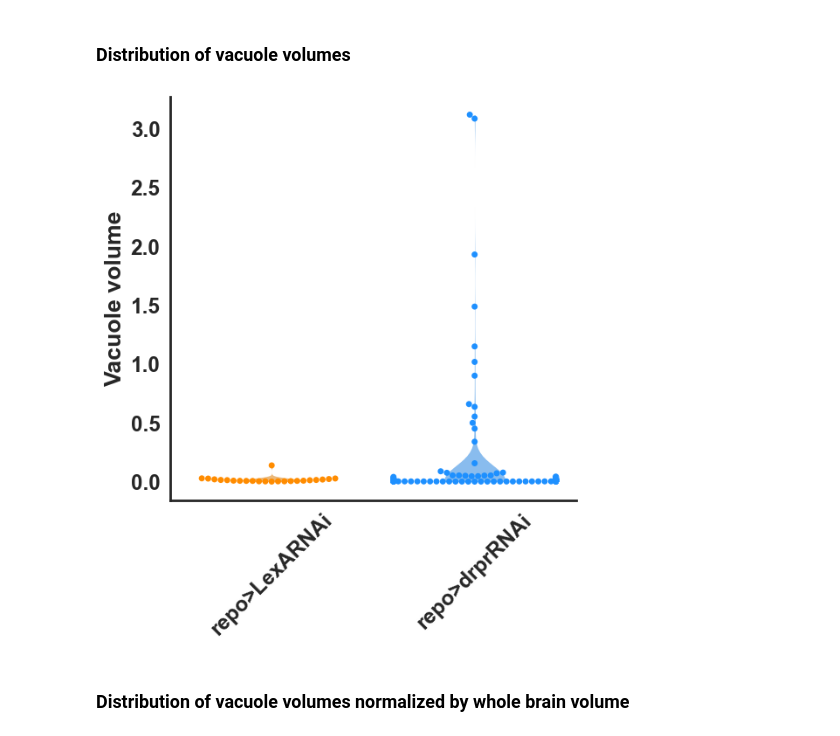
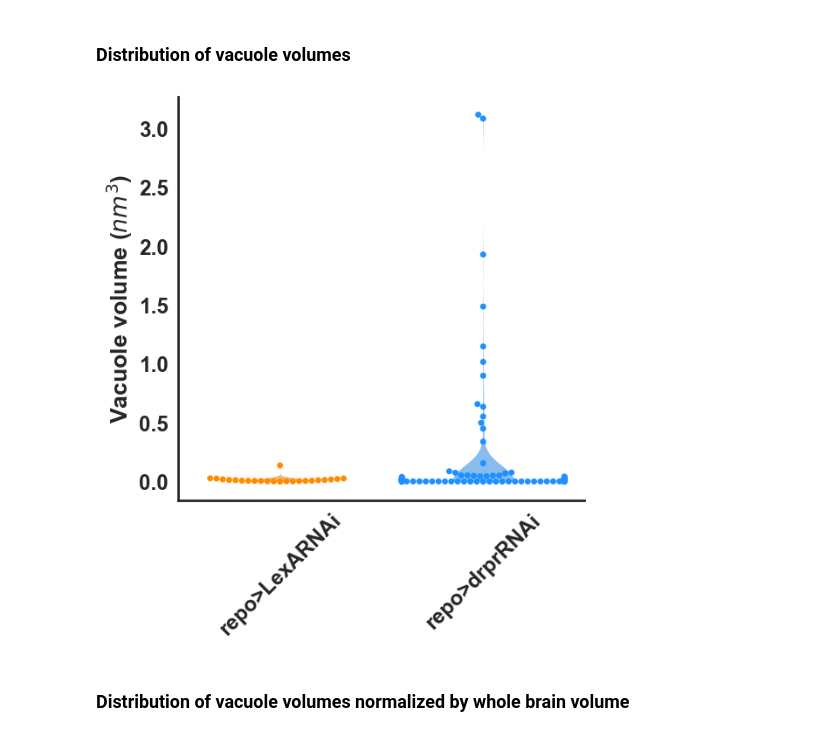
Before and after one commit to McCallLabBU/neurodegeneration_vacuole_quantification, a Jupyter notebook: notebooks/quantify_vacuoles_fromMesh_LiuBandyadka2024.ipynb, the cells around one changed output. Cells and saved outputs as stored; diff of their text form; code cells hidden in the pictures.

```diff
--- a/notebooks/quantify_vacuoles_fromMesh_LiuBandyadka2024.ipynb
+++ b/notebooks/quantify_vacuoles_fromMesh_LiuBandyadka2024.ipynb
@@ -198,35 +198,35 @@ repo_lexA_vacuole_volumes = list()
 for i, row in vacuole_metrics_df_t.iterrows():
     if row["condition"] == "repoUASdrprRNAi":
        repo_drpr_vacuole_volumes.append([i for i in row["vacuole_volumes"]])
     else:
         repo_lexA_vacuole_volumes.append([i for i in row["vacuole_volumes"]])
 repo_drpr_vacuole_volumes_flat = [i for ic in repo_drpr_vacuole_volumes for i in ic]
 repo_lexA_vacuole_volumes_flat = [i for ic in repo_lexA_vacuole_volumes for i in ic]
 
 
 fig, ax = plt.subplots(figsize=(6,6))
 sns.violinplot({"repoUASLexARNAi" :repo_lexA_vacuole_volumes_flat,
                "repoUASdrprRNAi" :repo_drpr_vacuole_volumes_flat},
                 palette = color_scheme,  ax = ax,
                 inner=None, linewidth=0,
                 width=0.3,cut=0, alpha=0.6)
 sns.swarmplot({"repoUASLexARNAi" :repo_lexA_vacuole_volumes_flat,
                "repoUASdrprRNAi" :repo_drpr_vacuole_volumes_flat},
                 palette = color_scheme,  ax = ax
                )
 
 sns.despine(right = True)
 ax.set_xticklabels(x_label_names, rotation=45,
                   fontdict={'weight': 'bold'})
 ax.set_yticklabels(ax.get_yticklabels(),fontdict={'weight': 'bold'})
-ax.set_ylabel("Vacuole volume",fontdict={'weight': 'bold'})
+ax.set_ylabel("Vacuole volume ($nm^3$)",fontdict={'weight': 'bold'})
 ax.set_xlabel("")
 ax.spines['left'].set_linewidth(2)
 ax.spines['bottom'].set_linewidth(2)
 
 fig.savefig(outputs.joinpath("vacuole_volume_distribution.pdf"), bbox_inches='tight')
 # %% [output]
-[figure, old version]
+[figure, new version]
 # %% [markdown]
 ### Distribution of vacuole volumes normalized by whole brain volume
 # %%
```
Also changed, not shown: parts of 1 cell of this notebook, 12 other files.
